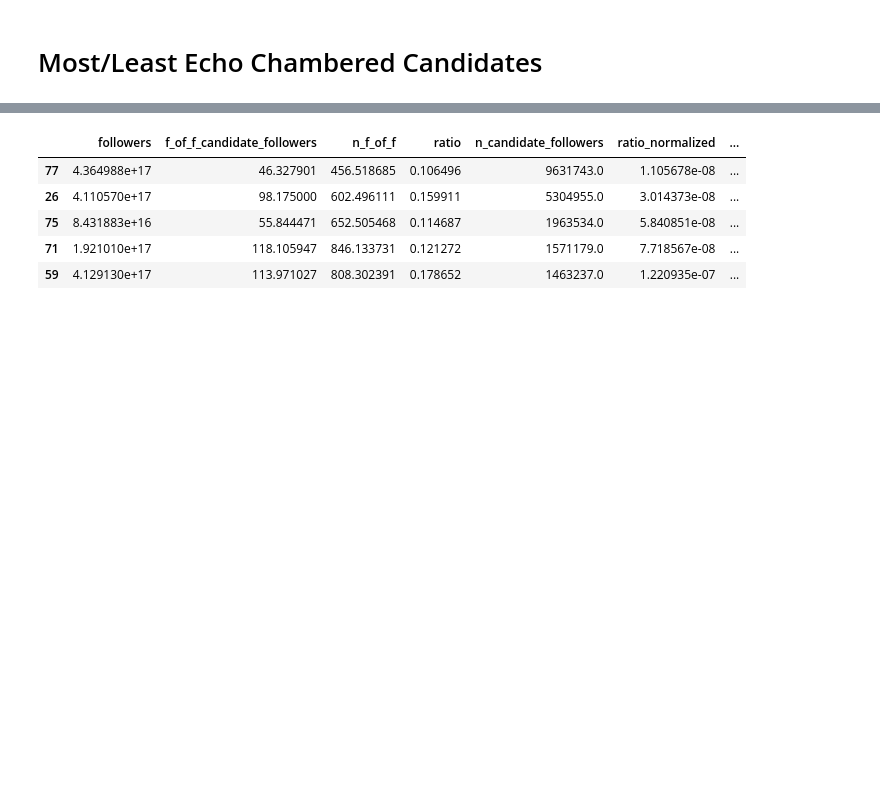
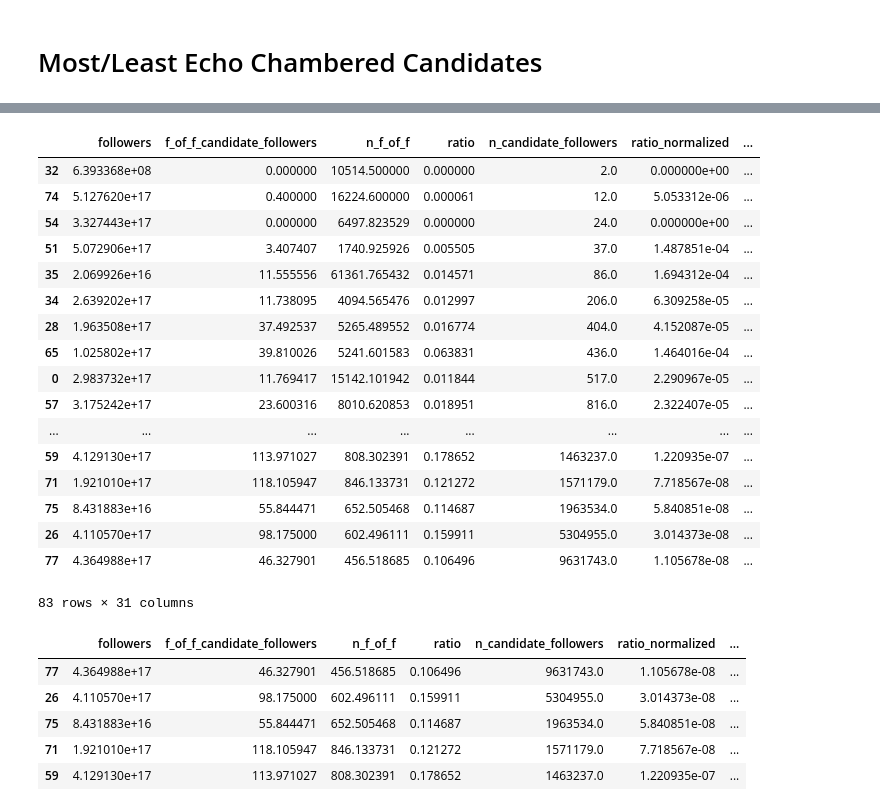
Before and after one commit to davidreissmello/echo_chamber, a Jupyter notebook: echo_scores/Echo Chamber General Analysis.ipynb, the cells around one changed output, grey strips where cells are left out. Cells and saved outputs as stored; diff of their text form; code cells hidden in the pictures; blank space fills up the shorter version.

Commit message:
major candidate analysis

```diff
--- a/echo_scores/Echo Chamber General Analysis.ipynb
+++ b/echo_scores/Echo Chamber General Analysis.ipynb
@@ -308,3 +331,24 @@ candidate_echo = raw.groupby('candidates').mean()
+# %%
+candidate_echo.sort_values('n_candidate_followers')
+# %% [output]
+|  | followers | f_of_f_candidate_followers | n_f_of_f | ratio | n_candidate_followers | ratio_normalized | ... |
+| 32 | 6.393368e+08 | 0.000000 | 10514.500000 | 0.000000 | 2.0 | 0.000000e+00 | ... |
+| 74 | 5.127620e+17 | 0.400000 | 16224.600000 | 0.000061 | 12.0 | 5.053312e-06 | ... |
+| 54 | 3.327443e+17 | 0.000000 | 6497.823529 | 0.000000 | 24.0 | 0.000000e+00 | ... |
+| 51 | 5.072906e+17 | 3.407407 | 1740.925926 | 0.005505 | 37.0 | 1.487851e-04 | ... |
+| 35 | 2.069926e+16 | 11.555556 | 61361.765432 | 0.014571 | 86.0 | 1.694312e-04 | ... |
+| 34 | 2.639202e+17 | 11.738095 | 4094.565476 | 0.012997 | 206.0 | 6.309258e-05 | ... |
+| 28 | 1.963508e+17 | 37.492537 | 5265.489552 | 0.016774 | 404.0 | 4.152087e-05 | ... |
+| 65 | 1.025802e+17 | 39.810026 | 5241.601583 | 0.063831 | 436.0 | 1.464016e-04 | ... |
+| 0 | 2.983732e+17 | 11.769417 | 15142.101942 | 0.011844 | 517.0 | 2.290967e-05 | ... |
+| 57 | 3.175242e+17 | 23.600316 | 8010.620853 | 0.018951 | 816.0 | 2.322407e-05 | ... |
+| ... | ... | ... | ... | ... | ... | ... | ... |
+| 59 | 4.129130e+17 | 113.971027 | 808.302391 | 0.178652 | 1463237.0 | 1.220935e-07 | ... |
+| 71 | 1.921010e+17 | 118.105947 | 846.133731 | 0.121272 | 1571179.0 | 7.718567e-08 | ... |
+| 75 | 8.431883e+16 | 55.844471 | 652.505468 | 0.114687 | 1963534.0 | 5.840851e-08 | ... |
+| 26 | 4.110570e+17 | 98.175000 | 602.496111 | 0.159911 | 5304955.0 | 3.014373e-08 | ... |
+| 77 | 4.364988e+17 | 46.327901 | 456.518685 | 0.106496 | 9631743.0 | 1.105678e-08 | ... |
+83 rows × 31 columns
 # %%
 candidate_echo = pd.merge(candidate_echo, candidate_info, left_index = True, right_on='UserID')
 # %%
```
Also changed, not shown: parts of 11 cells of this notebook, 5 other files.
